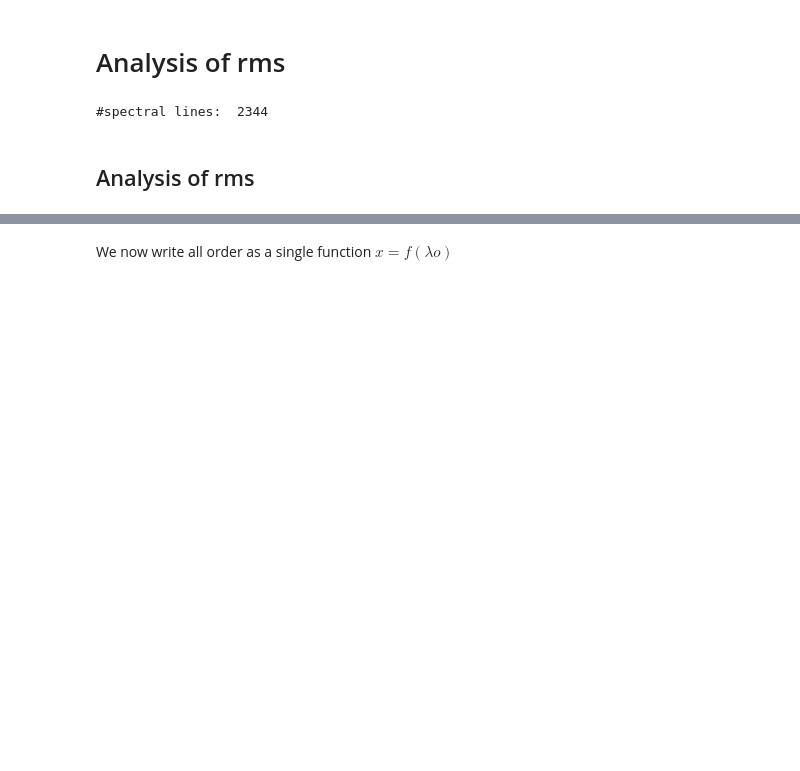
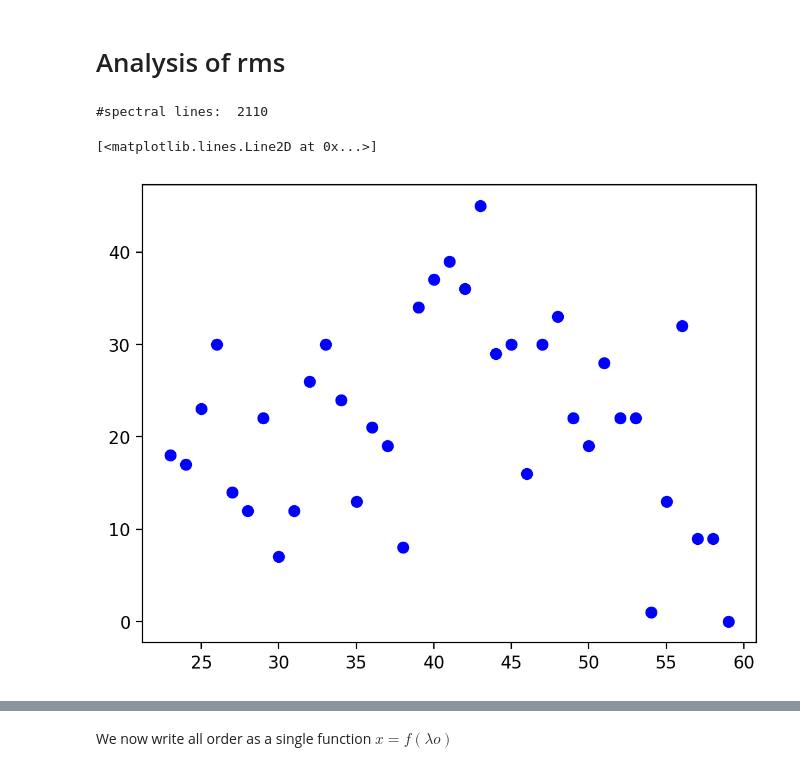
Before and after one commit to mhols/vega2021, a Jupyter notebook: thar/analysen/rms.ipynb, the cells around one changed output, grey strips where cells are left out. Cells and saved outputs as stored; diff of their text form; code cells hidden in the pictures; blank space fills up the shorter version.

```diff
--- a/thar/analysen/rms.ipynb
+++ b/thar/analysen/rms.ipynb
@@ -23,11 +23,28 @@ warnings.filterwarnings('ignore')
 # modifying params
 
 kwargs = settings.kwargs
+datafile = "../tmpfiles/NEO_20220219_173048_th2.bstr.voie_2.json"
+kwargs.update ({
+    "datafile" : datafile,
+    "bootstrap_data" : False,
+    "clipp_method" :"vrad",
+    "epsilon_sigma_clipp" : 1000 * sg.M/sg.S,
+    "epsilon_sigma_clipp_2d" : 1000 * sg.M/sg.S,
+    'n_sigma_clipp' : 50,
+    "n_sigma_clipp_2d" : 50,
+    "save_sigma_clipped_data" : False,
+    "sigma_clipped_file" : datafile,
+    'order_ol': 10,                          # order polynomial in ol
+    'order_o': 7,                           # order polynomial in o
+})
 ccd = sg.CCD2d(**kwargs)
 ccd.sigma_clipping()
-# number of spectrl snippets
-print("#spectral lines: ", len(data.o))
+# number of spectral snippets
+print("#spectral lines: ", len(ccd.o))
 # %% [output]
-#spectral lines:  2344
+#spectral lines:  2110
-# %% [markdown]
-## Analysis of rms
+# %%
+plt.plot(ccd.all_order(), [sum(ccd.index_order(o)) for o in ccd.all_order() ], 'ob')
+# %% [output]
+[<matplotlib.lines.Line2D at 0x...>]
+[figure, added]
```
Also changed, not shown: parts of 9 cells of this notebook, 4 other files.
